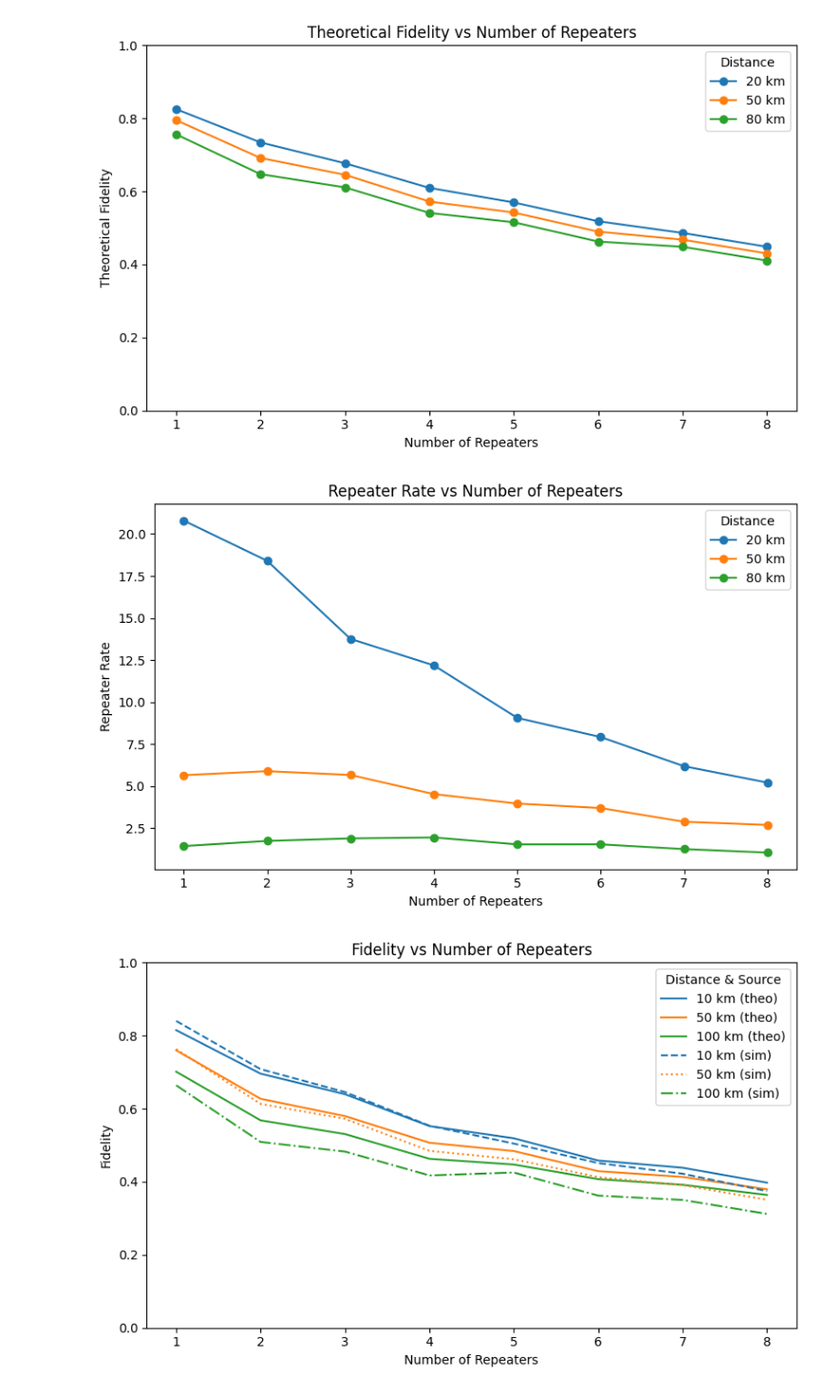
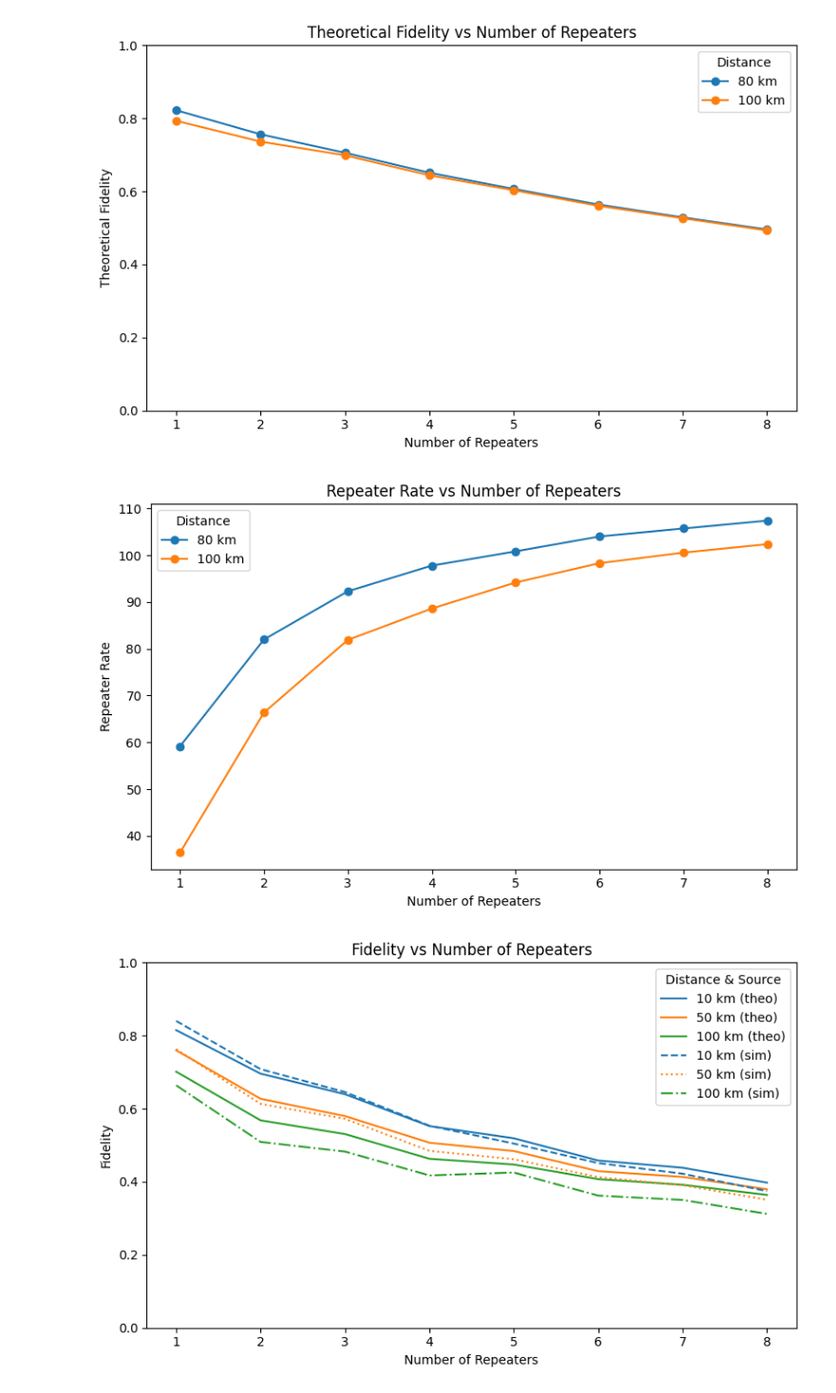
Before and after one commit to qlbnl/qnpack, a Jupyter notebook: qnpack/oneG/mc_rate.ipynb, the cells around one changed output. Shown: that part at 95% size. Drawn from its saved outputs; the diff is of its cells as text; code cells hidden in the pictures.

```diff
--- a/qnpack/oneG/mc_rate.ipynb
+++ b/qnpack/oneG/mc_rate.ipynb
@@ -13,9 +13,9 @@ class t_avg():
         pem = 4/3*(1-F_em_single)
         self.w_em=1-pem
         self.w_ms=0.99
-        qfc_eff=0.3
+        qfc_eff=0.95
         det_eff=0.9 #0.75
-        coll_eff=0.69
+        coll_eff=0.997
         fiber_eff=np.power(10, -self.node_dist * 0.2 / 10) #0.3 in QCE simulation
         self.survive_prob=qfc_eff*det_eff*coll_eff*fiber_eff
         self.p=self.survive_prob**2/2
@@ -254,7 +254,7 @@ results = []
 #for _, row in rows.iterrows():
 #    n = int(row["num_repeaters"])
 #    distance=int(row["distance"])
-distance_ls=[20, 50, 80]
+distance_ls=[80, 100]
 for distance in distance_ls:
     for n in range(1,9):
         t_avg_instance=t_avg(total_distance=distance,num_repeaters=n)
@@ -352,5 +352,5 @@ total_time 63.09577999999999 rate 7.92446024123959
-[figure, old version]
+[figure, new version]
-[figure, old version]
+[figure, new version]
 # %%
 import matplotlib.pyplot as plt
 import pandas as pd
```
Also changed, not shown: parts of 1 cell of this notebook, 2 other files.
